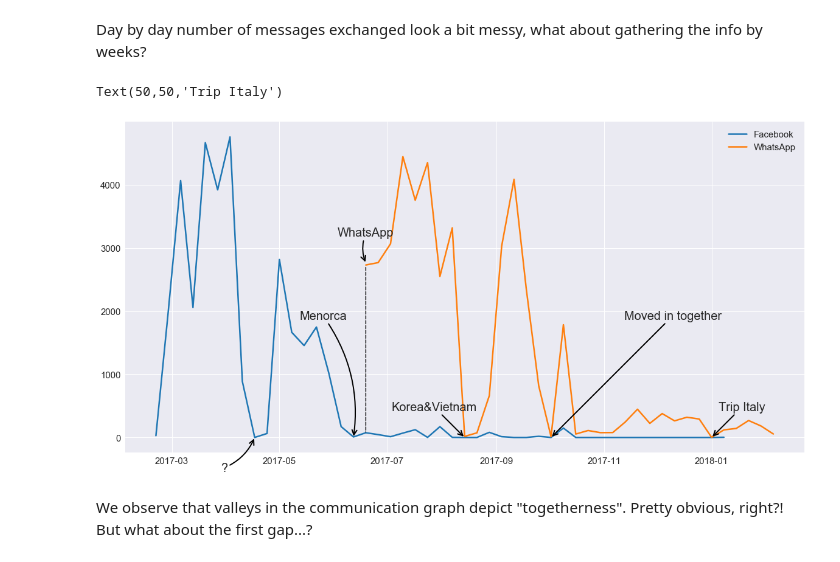
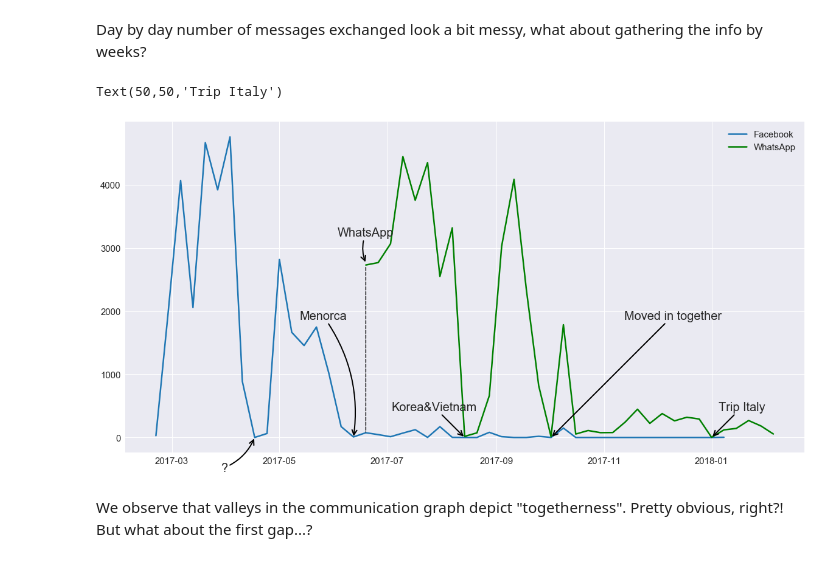
Before and after one commit to guiem/my_notebooks, a Jupyter notebook: anniversary/anniversary.ipynb, the cells around one changed output. Drawn from its saved outputs; the diff is of its cells as text; code cells hidden in the pictures.

Commit message:
Whatsapp plot to green color

```diff
--- a/anniversary/anniversary.ipynb
+++ b/anniversary/anniversary.ipynb
@@ -268,7 +268,7 @@ messages_week_w = df[df.source=='whatsapp'].groupby(pd.Grouper(key="datetime", f
 fig, ax = plt.subplots()
 fig.set_size_inches(20,10)
 plt.plot(messages_week_f.text,label='Facebook')
-plt.plot(messages_week_w.text,label='WhatsApp')
+plt.plot(messages_week_w.text,label='WhatsApp', color='g')
 plt.legend(loc='best')
 plt.annotate('?', (mdates.date2num(dt.datetime(2017,4,17)),0), xytext=(-50, -50),
             textcoords='offset points', size=20,
@@ -278,34 +278,34 @@ plt.annotate('?', (mdates.date2num(dt.datetime(2017,4,17)),0), xytext=(-50, -50)
 plt.annotate('Menorca', (mdates.date2num(dt.datetime(2017,6,12)),0), xytext=(-50, 200),
             textcoords='offset points', size=20,
             va="center", ha="center",
             arrowprops=dict(arrowstyle="->",connectionstyle="arc3,rad=-0.2",lw=2),
            )
 plt.annotate('WhatsApp', (mdates.date2num(dt.datetime(2017,6,19)),2759), xytext=(0, 50),
             textcoords='offset points', size=20,
             va="center", ha="center",
             arrowprops=dict(arrowstyle="->",
                             connectionstyle="arc3,rad=0.2",
                             lw=2),
            )
 plt.annotate('', (mdates.date2num(dt.datetime(2017,6,19)),65), xytext=(0, 275),
             textcoords='offset points', size=20, va="center",
             arrowprops=dict(arrowstyle="-",ls='dashed',lw=1.5),
            )
 plt.annotate('Korea&Vietnam', (mdates.date2num(dt.datetime(2017,8,14)),0), xytext=(-50, 50),
             textcoords='offset points', size=20, va="center", ha="center",
             arrowprops=dict(arrowstyle="->",lw=2),
            )
 plt.annotate('Moved in together', (mdates.date2num(dt.datetime(2017,10,2)),0), xytext=(200, 200),
             textcoords='offset points', size=20, va="center", ha="center",
             arrowprops=dict(arrowstyle="->",lw=2),
            )
 plt.annotate('Trip Italy', (mdates.date2num(dt.datetime(2018,1,1)),0), xytext=(50, 50),
             textcoords='offset points', size=20, va="center", ha="center",
             arrowprops=dict(arrowstyle="->",lw=2),
            )
 # %% [output]
 Text(50,50,'Trip Italy')
-[figure, old version]
+[figure, new version]
 # %% [markdown]
 We observe that valleys in the communication graph depict "togetherness". Pretty obvious, right?! But what about the first gap...?
 # %% [markdown]
```
